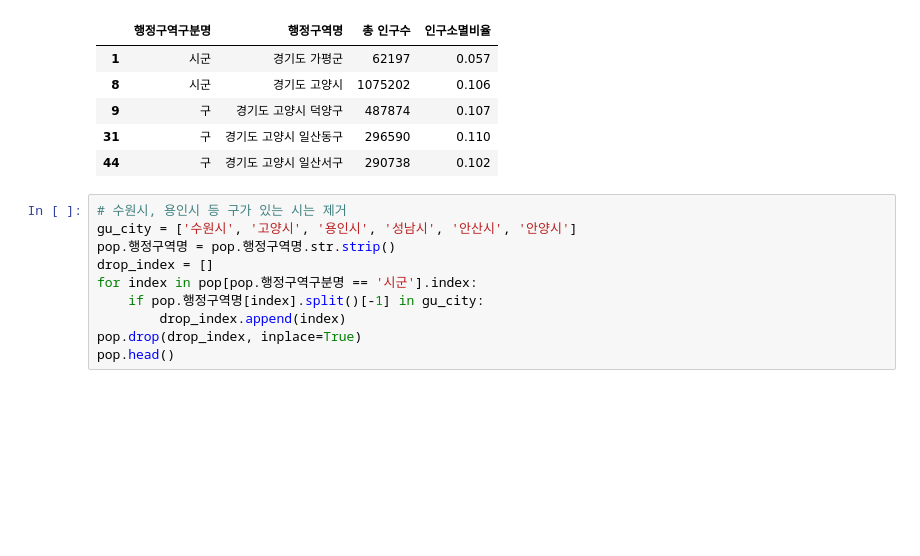
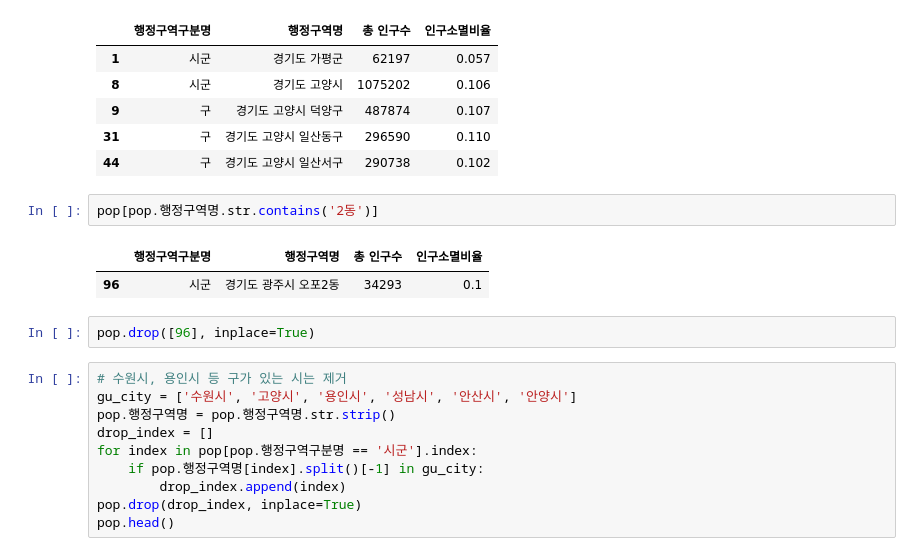
Before and after one commit to ckiekim/DataAnalysis_Lecture-2023.04, a Jupyter notebook: 04.지도시각화/12.경기도단계구분도.ipynb, the cells around one changed output. Saved outputs shown, nothing was run; the diff lists cells and outputs as text; blank space fills up the shorter version.

```diff
--- a/04.지도시각화/12.경기도단계구분도.ipynb
+++ b/04.지도시각화/12.경기도단계구분도.ipynb
@@ -29,6 +29,13 @@ pop.head()
 | 9 | 구 | 경기도 고양시 덕양구 | 487874 | 0.107 |
 | 31 | 구 | 경기도 고양시 일산동구 | 296590 | 0.110 |
 | 44 | 구 | 경기도 고양시 일산서구 | 290738 | 0.102 |
+# %%
+pop[pop.행정구역명.str.contains('2동')]
+# %% [output]
+|  | 행정구역구분명 | 행정구역명 | 총 인구수 | 인구소멸비율 |
+| 96 | 시군 | 경기도 광주시 오포2동 | 34293 | 0.1 |
+# %%
+pop.drop([96], inplace=True)
 # %%
 # 수원시, 용인시 등 구가 있는 시는 제거
 gu_city = ['수원시', '고양시', '용인시', '성남시', '안산시', '안양시']
```
Also changed, not shown: parts of 4 cells of this notebook, 1 other file.
